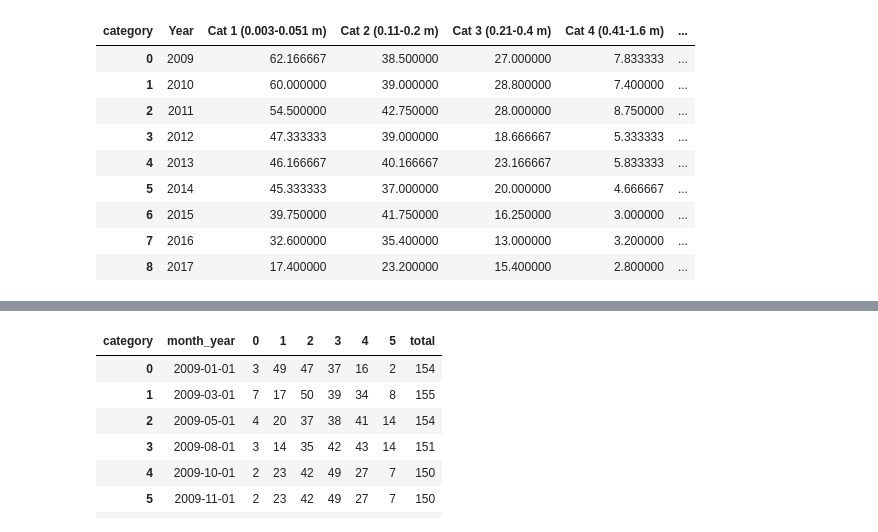
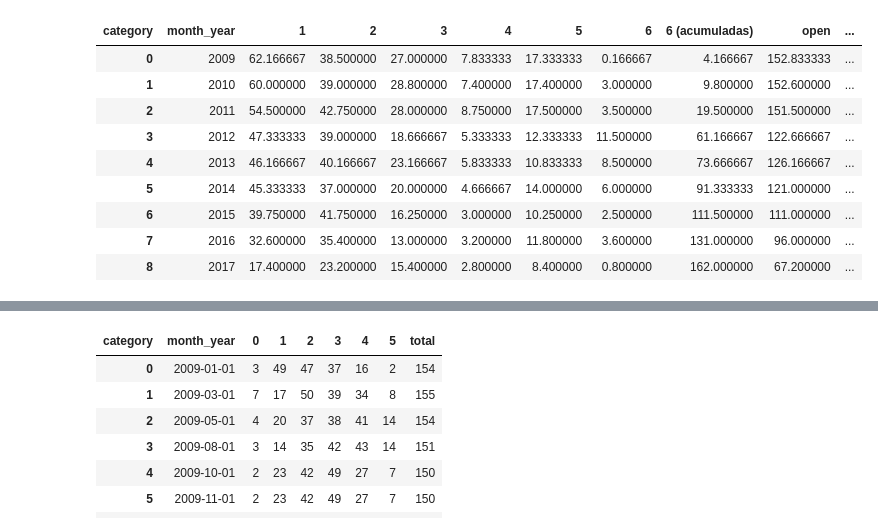
Before and after one commit to luisagranados/sinkholes, a Jupyter notebook: sinkholes_plots.ipynb, the cells around one changed output, grey strips where cells are left out. Drawn from its saved outputs; the diff is of its cells as text; code cells hidden in the pictures.

```diff
--- a/sinkholes_plots.ipynb
+++ b/sinkholes_plots.ipynb
@@ -40,30 +55,19 @@ fig.write_image("dynamic.png", width=1300, height=700)
 # %%
-df = size_category.set_index("category").T.reset_index().rename(columns={"index":"month_year"})
+df_size_category = size_category.set_index("category").T.reset_index().rename(columns={"index":"month_year"})
 # %%
-df['month_year'] = pd.to_datetime(df['month_year'], format='%b-%y')
+df_size_category['month_year'] = pd.to_datetime(df_size_category['month_year'], format='%b-%y')
 # %%
-df_mean = df.groupby(df['month_year'].dt.year).mean().reset_index().rename(columns={
-    "month_year":"Year",
-    "1":"Cat 1 (0.003-0.051 m)",
-    "2":"Cat 2 (0.11-0.2 m)",
-    "3":"Cat 3 (0.21-0.4 m)",
-    "4":"Cat 4 (0.41-1.6 m)",
-    "5":"Cat 5 (1.6 m <)",
-    "6":"Cat 6 (Closed)",
-    "6 (acumuladas)":"Cat 6 (Cummulative)",
-    "open":"Open",
-    "open+close": "Open + Close"
-})
+df_mean_size_category = df_size_category.groupby(df_size_category['month_year'].dt.year).mean().reset_index()
 # %%
-df_mean
+df_mean_size_category
 # %% [output]
-| category | Year | Cat 1 (0.003-0.051 m) | Cat 2 (0.11-0.2 m) | Cat 3 (0.21-0.4 m) | Cat 4 (0.41-1.6 m) | ... |
-| 0 | 2009 | 62.166667 | 38.500000 | 27.000000 | 7.833333 | ... |
-| 1 | 2010 | 60.000000 | 39.000000 | 28.800000 | 7.400000 | ... |
-| 2 | 2011 | 54.500000 | 42.750000 | 28.000000 | 8.750000 | ... |
-| 3 | 2012 | 47.333333 | 39.000000 | 18.666667 | 5.333333 | ... |
-| 4 | 2013 | 46.166667 | 40.166667 | 23.166667 | 5.833333 | ... |
-| 5 | 2014 | 45.333333 | 37.000000 | 20.000000 | 4.666667 | ... |
-| 6 | 2015 | 39.750000 | 41.750000 | 16.250000 | 3.000000 | ... |
-| 7 | 2016 | 32.600000 | 35.400000 | 13.000000 | 3.200000 | ... |
-| 8 | 2017 | 17.400000 | 23.200000 | 15.400000 | 2.800000 | ... |
+| category | month_year | 1 | 2 | 3 | 4 | 5 | 6 | 6 (acumuladas) | open | ... |
+| 0 | 2009 | 62.166667 | 38.500000 | 27.000000 | 7.833333 | 17.333333 | 0.166667 | 4.166667 | 152.833333 | ... |
+| 1 | 2010 | 60.000000 | 39.000000 | 28.800000 | 7.400000 | 17.400000 | 3.000000 | 9.800000 | 152.600000 | ... |
+| 2 | 2011 | 54.500000 | 42.750000 | 28.000000 | 8.750000 | 17.500000 | 3.500000 | 19.500000 | 151.500000 | ... |
+| 3 | 2012 | 47.333333 | 39.000000 | 18.666667 | 5.333333 | 12.333333 | 11.500000 | 61.166667 | 122.666667 | ... |
+| 4 | 2013 | 46.166667 | 40.166667 | 23.166667 | 5.833333 | 10.833333 | 8.500000 | 73.666667 | 126.166667 | ... |
+| 5 | 2014 | 45.333333 | 37.000000 | 20.000000 | 4.666667 | 14.000000 | 6.000000 | 91.333333 | 121.000000 | ... |
+| 6 | 2015 | 39.750000 | 41.750000 | 16.250000 | 3.000000 | 10.250000 | 2.500000 | 111.500000 | 111.000000 | ... |
+| 7 | 2016 | 32.600000 | 35.400000 | 13.000000 | 3.200000 | 11.800000 | 3.600000 | 131.000000 | 96.000000 | ... |
+| 8 | 2017 | 17.400000 | 23.200000 | 15.400000 | 2.800000 | 8.400000 | 0.800000 | 162.000000 | 67.200000 | ... |
```
Also changed, not shown: parts of 34 cells of this notebook, 10 other files.
